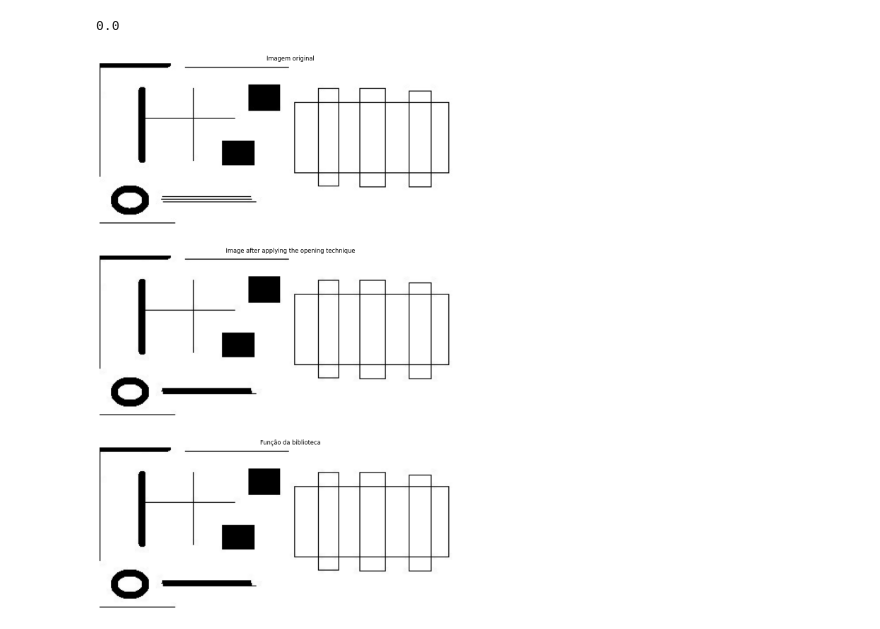
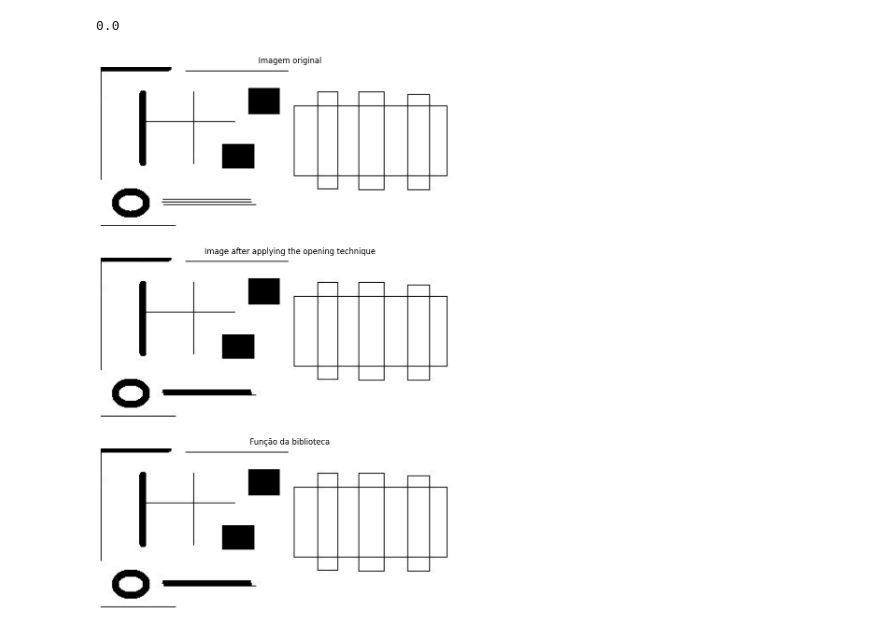
Before and after one commit to Nicolas-HGS/Digital-Image-Processing, a Jupyter notebook: Opening_and_closing.ipynb, the cells around one changed output. Cells and saved outputs as stored; diff of their text form; code cells hidden in the pictures.

```diff
--- a/Opening_and_closing.ipynb
+++ b/Opening_and_closing.ipynb
@@ -197,7 +197,7 @@ print(Raiz)
 # %%
 # SET FIGURE SIZE IN INCHES, ADJUSTING THE DISPLAYED WIDGHT AND THE HEIGHT
 
-figura = plt.figure(figsize=(20, 20))
+figura = plt.figure(figsize=(15, 15))
 
 # DEFINING THE DISPLAY FORM, WITH THREE IMAGES, ONE ON TOP OF THE OTHER
 
@@ -205,31 +205,31 @@ linhas = 3
 colunas = 1
 
 # CREATING THE FIRST SUBPLOT TO BE DISPLAYED
 
 figura.add_subplot(linhas, colunas, 1)  # SUBPLOT POSITION
 # Defines the data that will be displayed as an image, and in this case, a monochrome image due to cmap='gray'
 plt.imshow(imagem, cmap = 'gray')
 # Desables values displayed on numerics axes
 plt.axis('off')
 plt.title("Imagem original") # Image Title
 
 # CREATING THE SECOND SUBPLOT TO BE DISPLAYED IN THE SAME WAY AS THE PREVIOUS
 
 figura.add_subplot(linhas, colunas, 2)
 plt.imshow(imagem_copia_2, cmap = 'gray')
 plt.axis('off')
 plt.title("Image after applying the opening technique") # For the opening process
 # plt.title("Image after applying the closing technique") # For the closing process
 
 # CREATING THE THIRD SUBPLOT TO BE DISPLAYED IN THE SAME WAY AS THE PREVIOUS
 
 figura.add_subplot(linhas, colunas, 3)
 plt.imshow(imagem_transformada_biblioteca, cmap = 'gray')
 plt.axis('off')
 plt.title("Função da biblioteca")
 
 # SUBPLOTS DISPLAY
 
 plt.show()
 # %% [output]
-[figure, old version]
+[figure, new version]
```
